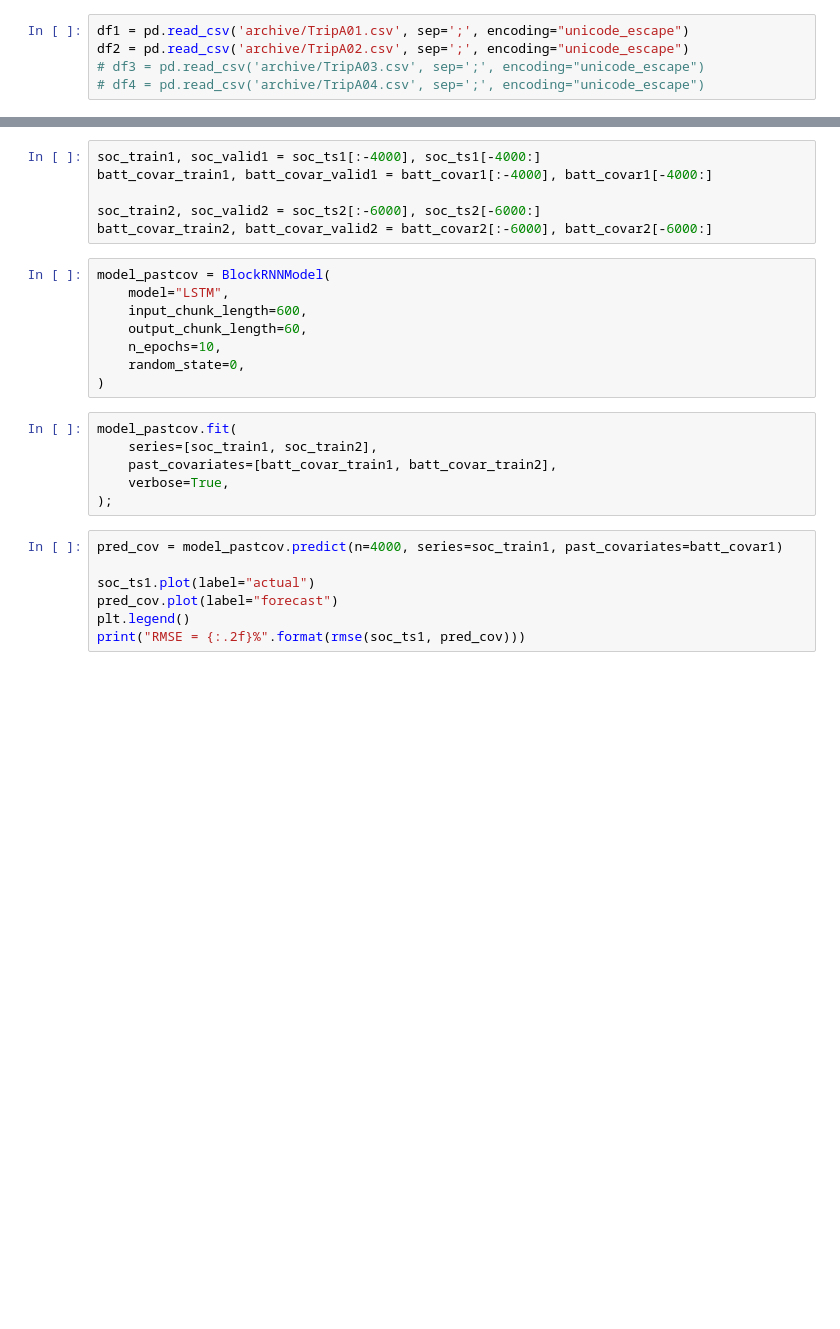
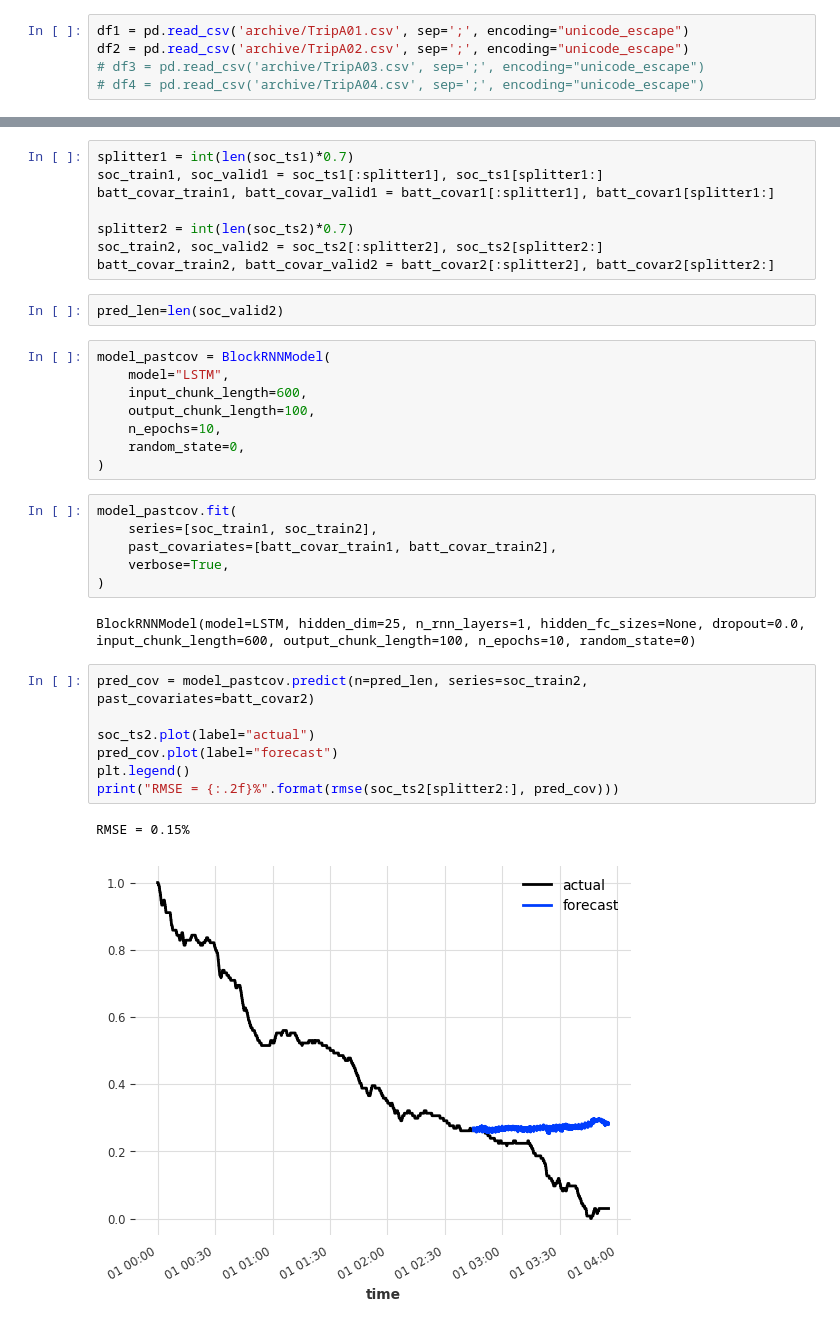
Before and after one commit to ConnorMcWard/EV-Battery, a Jupyter notebook: EV_Darts_BRNN.ipynb, the cells around one changed output, grey strips where cells are left out. Cells and saved outputs as stored; diff of their text form; blank space fills up the shorter version.

Commit message:
Add files via upload
Started on the function. Need to work on better modeling.

```diff
--- a/EV_Darts_BRNN.ipynb
+++ b/EV_Darts_BRNN.ipynb
@@ -79,14 +113,18 @@ soc_ts2 = scaler.fit_transform(soc_ts2)
 # %%
-soc_train1, soc_valid1 = soc_ts1[:-4000], soc_ts1[-4000:]
-batt_covar_train1, batt_covar_valid1 = batt_covar1[:-4000], batt_covar1[-4000:]
+splitter1 = int(len(soc_ts1)*0.7)
+soc_train1, soc_valid1 = soc_ts1[:splitter1], soc_ts1[splitter1:]
+batt_covar_train1, batt_covar_valid1 = batt_covar1[:splitter1], batt_covar1[splitter1:]
 
-soc_train2, soc_valid2 = soc_ts2[:-6000], soc_ts2[-6000:]
-batt_covar_train2, batt_covar_valid2 = batt_covar2[:-6000], batt_covar2[-6000:]
+splitter2 = int(len(soc_ts2)*0.7)
+soc_train2, soc_valid2 = soc_ts2[:splitter2], soc_ts2[splitter2:]
+batt_covar_train2, batt_covar_valid2 = batt_covar2[:splitter2], batt_covar2[splitter2:]
+# %%
+pred_len=len(soc_valid2)
 # %%
 model_pastcov = BlockRNNModel(
     model="LSTM",
     input_chunk_length=600,
-    output_chunk_length=60,
+    output_chunk_length=100,
     n_epochs=10,
     random_state=0,
 )
@@ -95,11 +133,16 @@ model_pastcov.fit(
     series=[soc_train1, soc_train2],
     past_covariates=[batt_covar_train1, batt_covar_train2],
     verbose=True,
-);
+)
+# %% [output]
+BlockRNNModel(model=LSTM, hidden_dim=25, n_rnn_layers=1, hidden_fc_sizes=None, dropout=0.0, input_chunk_length=600, output_chunk_length=100, n_epochs=10, random_state=0)
 # %%
-pred_cov = model_pastcov.predict(n=4000, series=soc_train1, past_covariates=batt_covar1)
+pred_cov = model_pastcov.predict(n=pred_len, series=soc_train2, past_covariates=batt_covar2)
 
-soc_ts1.plot(label="actual")
+soc_ts2.plot(label="actual")
 pred_cov.plot(label="forecast")
 plt.legend()
-print("RMSE = {:.2f}%".format(rmse(soc_ts1, pred_cov)))
+print("RMSE = {:.2f}%".format(rmse(soc_ts2[splitter2:], pred_cov)))
+# %% [output]
+RMSE = 0.15%
+[figure, added]
```
Also changed, not shown: parts of 4 cells of this notebook.
